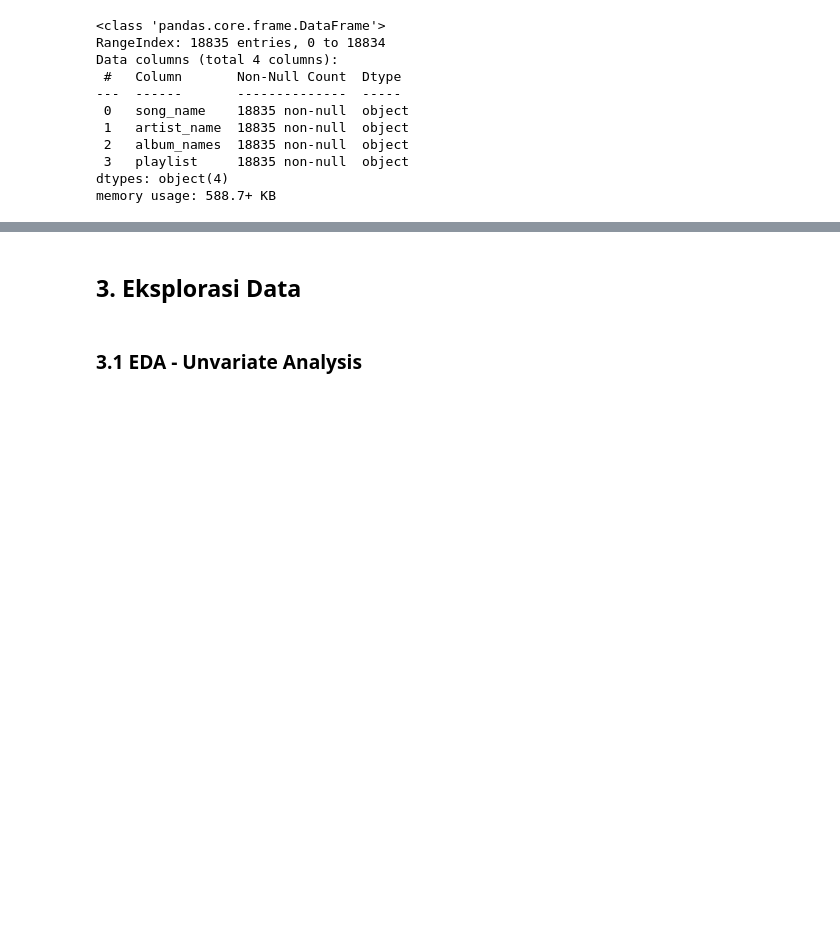
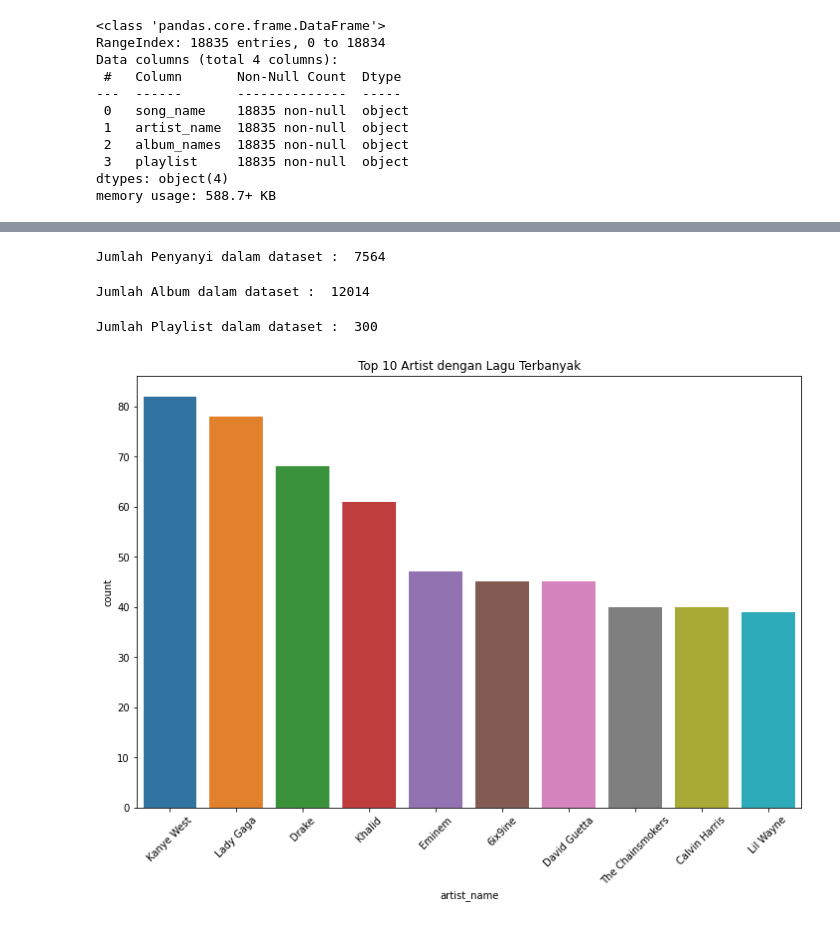
Before and after one commit to negatively/DS-ML-Project, a Jupyter notebook: Music Recommendation Content based filtering/music_recommendation.ipynb, the cells around one changed output, grey strips where cells are left out. Cells and saved outputs as stored; diff of their text form; code cells hidden in the pictures; blank space fills up the shorter version.

```diff
--- a/Music Recommendation Content based filtering/music_recommendation.ipynb
+++ b/Music Recommendation Content based filtering/music_recommendation.ipynb
@@ -118,4 +98,24 @@ Jumlah data lagu pada song_info :  13070
-# %% [markdown]
-## 3. Eksplorasi Data
-# %% [markdown]
-### 3.1 EDA - Unvariate Analysis
+# %%
+# Melihat jumlah artis yang ada pada dataset
+print("Jumlah Penyanyi dalam dataset : ", len(song_info.artist_name.unique()))
+# %% [output]
+Jumlah Penyanyi dalam dataset :  7564
+# %%
+# Melihat jumlah album dalam dataset
+print("Jumlah Album dalam dataset : ", len(song_info.album_names.unique()))
+# %% [output]
+Jumlah Album dalam dataset :  12014
+# %%
+# Melihat jumlah playlist dalam dataset
+print("Jumlah Playlist dalam dataset : ", len(song_info.playlist.unique()))
+# %% [output]
+Jumlah Playlist dalam dataset :  300
+# %%
+# To 10 Penyayi dengan lagu terbanyak
+plt.figure(figsize=(12,8))
+sns.countplot(x='artist_name', data = song_info, order = song_info.artist_name.value_counts().sort_values(ascending=False).iloc[:10].index)
+plt.title("Top 10 Artist dengan Lagu Terbanyak")
+plt.xticks(rotation = 45)
+plt.show()
+# %% [output]
+[figure, added]
```
Also changed, not shown: parts of 34 cells of this notebook, 2 other files.
